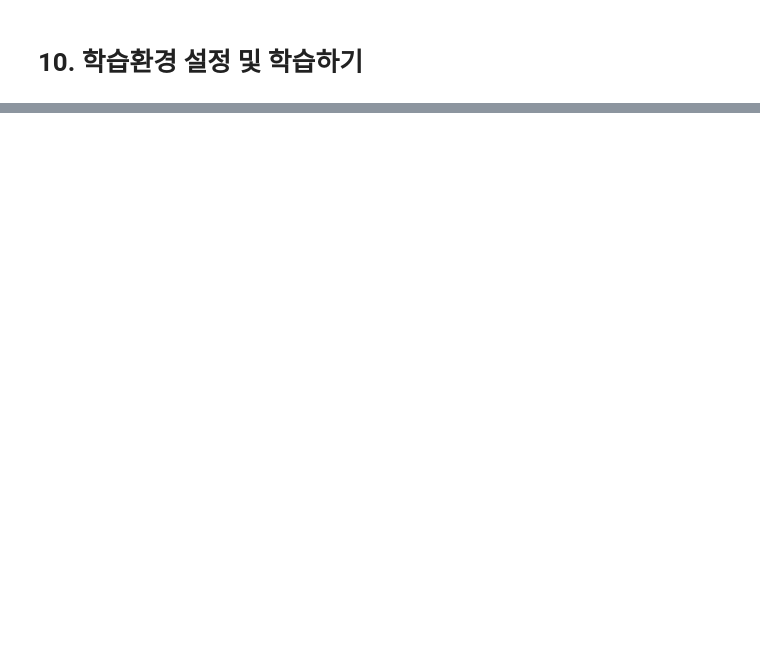
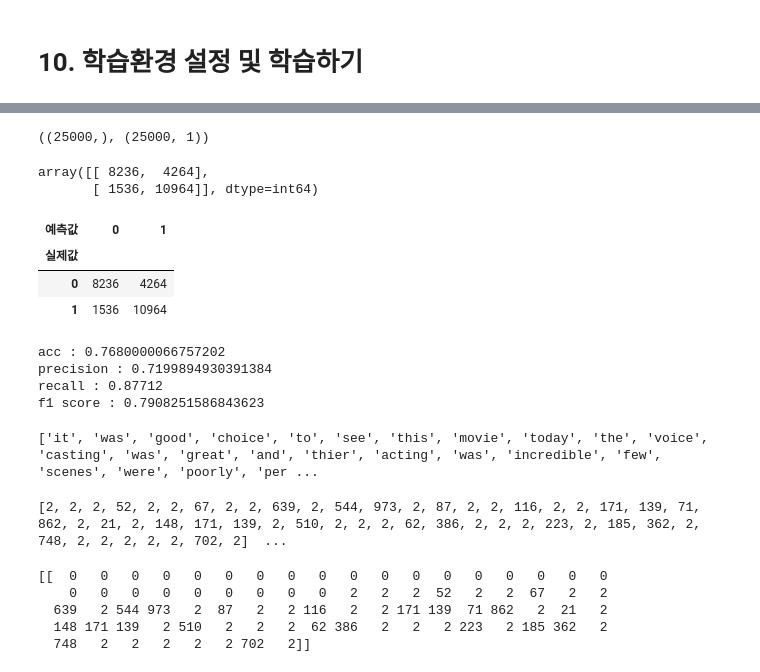
Before and after one commit to seungdobaek/ai_x, a Jupyter notebook: source/07_자연어처리/ch5_LSTM(영화평감상분석).ipynb, the cells around one changed output, grey strips where cells are left out. Drawn from its saved outputs; the diff is of its cells as text; code cells hidden in the pictures; blank space fills up the shorter version.

```diff
--- a/source/07_자연어처리/ch5_LSTM(영화평감상분석).ipynb
+++ b/source/07_자연어처리/ch5_LSTM(영화평감상분석).ipynb
@@ -262,0 +289,6 @@ test의 데이터 정확도 : 0.7584800124168396
+# %%
+# 혼동행렬(교차표 평가성능지표)
+# y_test # 실제값
+pred = model.predict(X_test)
+y_hat = (pred>0.5).astype(int) # 예측값
+y_hat
@@ -262,0 +304,53 @@ test의 데이터 정확도 : 0.7584800124168396
+# %%
+y_test.shape, y_hat.shape
+# %% [output]
+((25000,), (25000, 1))
+# %%
+# 실제값과 예측값의 차원이 같지 않아도 됨
+confusion_matrix(y_test, y_hat)
+# %% [output]
+array([[ 8236,  4264],
+       [ 1536, 10964]], dtype=int64)
+# %%
+# 실제값과 예측값의 차원이 같아야 함
+pd.crosstab(y_test, y_hat.reshape(-1), rownames=['실제값'], colnames=['예측값'])
+# %% [output]
+| 예측값 | 0 | 1 |
+| 실제값 |  |  |
+| 0 | 8236 | 4264 |
+| 1 | 1536 | 10964 |
+# %%
+# accuracy, precision, recall, f1 score
+print('acc :', acc)
+print('precision :', precision_score(y_test, y_hat))
+print('recall :', recall_score(y_test, y_hat))
+print('f1 score :', f1_score(y_test, y_hat))
+# %% [output]
+acc : 0.7680000066757202
+precision : 0.7199894930391384
+recall : 0.87712
+f1 score : 0.7908251586843623
+# %%
+import re
+review = """It was good choice to see this movie today. The voice casting was great and thier acting was incredible. Few scenes were poorly performed but excluding
+those few scenes, I enjoyed the movie. I would recommend the movie to family with young kids. The animation was smooth. The scienario was fast pace. :)""".lower()
+review = re.sub('[^a-zA-Z0-9\s]', ' ', review)
+review = review.split()
+print(review)
+# %% [output]
+['it', 'was', 'good', 'choice', 'to', 'see', 'this', 'movie', 'today', 'the', 'voice', 'casting', 'was', 'great', 'and', 'thier', 'acting', 'was', 'incredible', 'few', 'scenes', 'were', 'poorly', 'per ...
+# %%
+data = [1]+[word_to_id.get(r,-1)+3 for r in review]
+data = [2 if (d<=SKIP_TOP) | (d>MY_WORDS) else d for d in data ]
+print(data, len(data))
+# %% [output]
+[2, 2, 2, 52, 2, 2, 67, 2, 2, 639, 2, 544, 973, 2, 87, 2, 2, 116, 2, 2, 171, 139, 71, 862, 2, 21, 2, 148, 171, 139, 2, 510, 2, 2, 2, 62, 386, 2, 2, 2, 223, 2, 185, 362, 2, 748, 2, 2, 2, 2, 2, 702, 2]  ...
+# %%
+input_data = pad_sequences(sequences=[data], maxlen=MY_LENGTH, padding='pre', truncating='pre')
+print(input_data)
+# %% [output]
+[[  0   0   0   0   0   0   0   0   0   0   0   0   0   0   0   0   0   0
+    0   0   0   0   0   0   0   0   0   2   2   2  52   2   2  67   2   2
+  639   2 544 973   2  87   2   2 116   2   2 171 139  71 862   2  21   2
+  148 171 139   2 510   2   2   2  62 386   2   2   2 223   2 185 362   2
+  748   2   2   2   2   2 702   2]]
```
Also changed, not shown: parts of 21 cells of this notebook, 4 other files.
